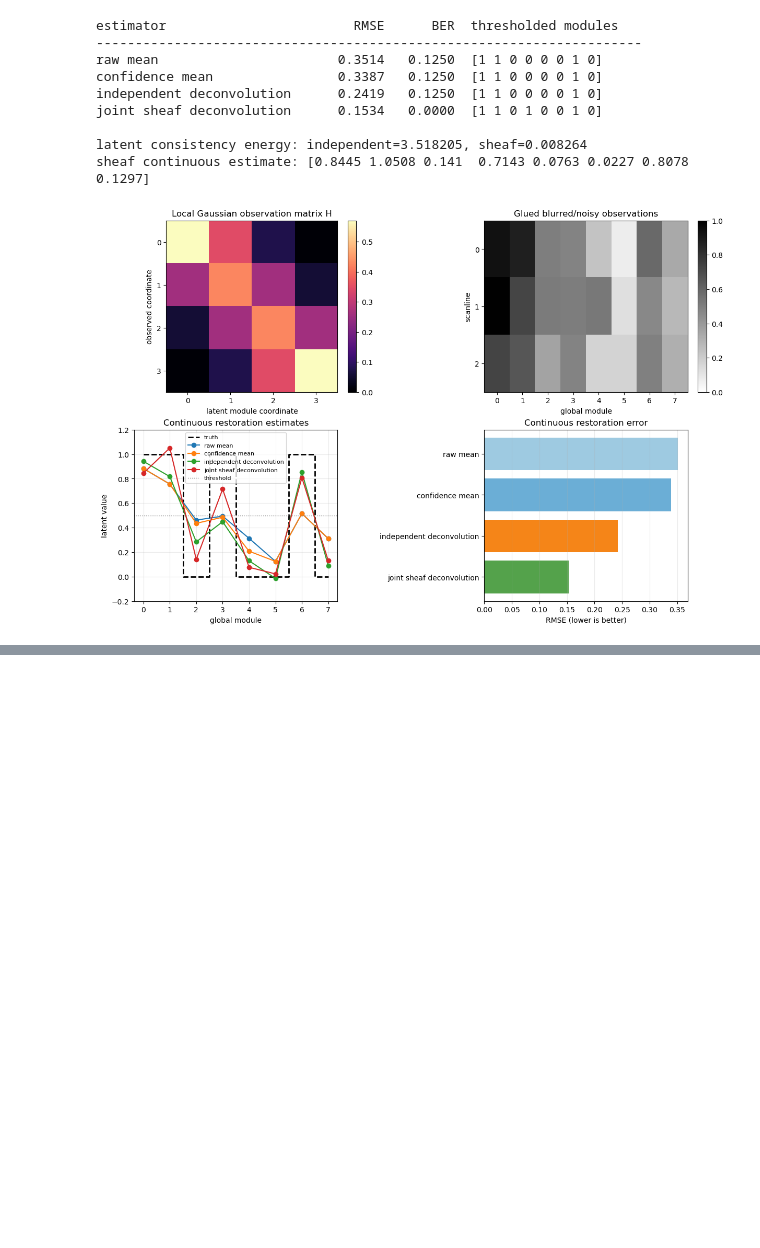
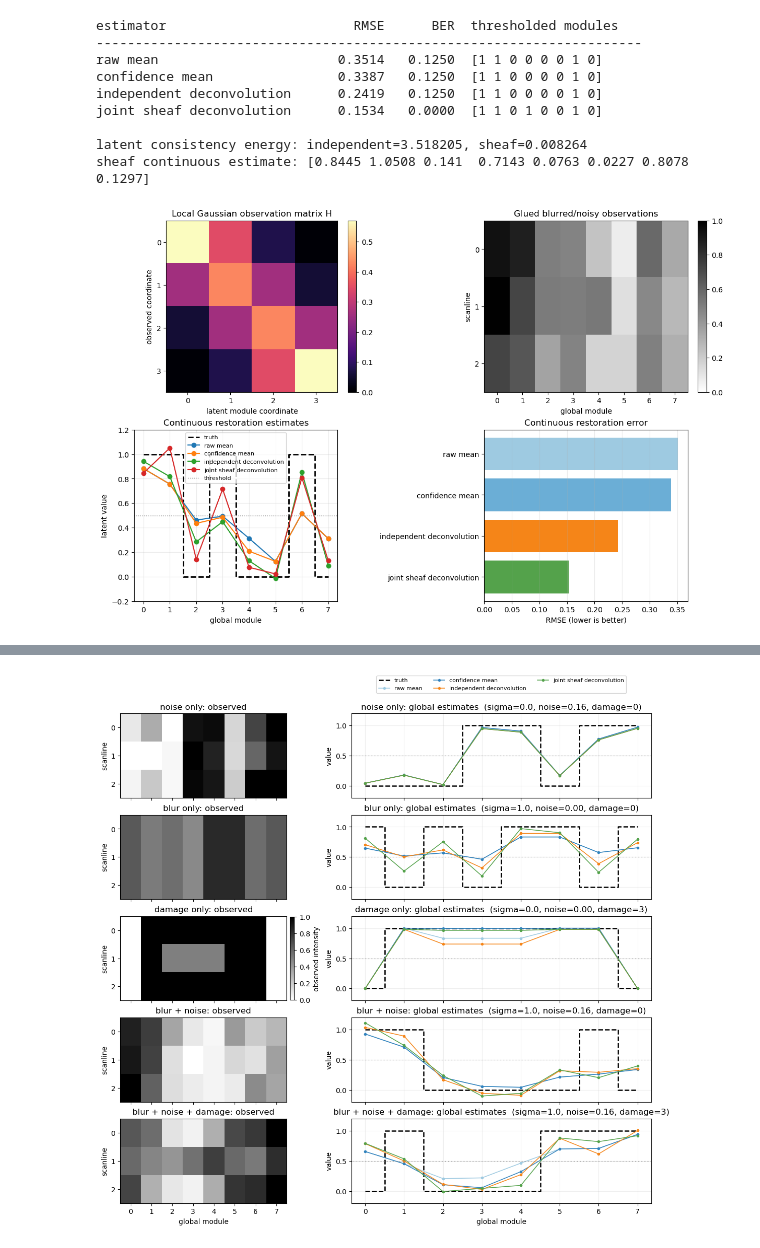
Before and after one commit to mikelandjelos/bayesian-barcode-restoration, a Jupyter notebook: research/notebooks/01_linear_cellular_sheaf.ipynb, the cells around one changed output, grey strips where cells are left out. Drawn from its saved outputs; the diff is of its cells as text; code cells hidden in the pictures; blank space fills up the shorter version.

Commit message:
add sheaf robustness diagnostics

```diff
--- a/research/notebooks/01_linear_cellular_sheaf.ipynb
+++ b/research/notebooks/01_linear_cellular_sheaf.ipynb
@@ -832,0 +1065,59 @@ This notebook intentionally stops here. The next gate, only after review, should
+# %%
+diagnostic_colors = ('#9ECAE1', '#3182BD', '#F58518', '#54A24B')
+fig, axes = plt.subplots(
+    len(gate5_selected_diagnostics), 2,
+    figsize=(11, 11),
+    sharex='col',
+    constrained_layout=True,
+    gridspec_kw={'width_ratios': (1.0, 1.8)},
+)
+
+for row_index, (profile_name, indices) in enumerate(gate5_selected_diagnostics):
+    blur_index, noise_index, damage_index, trial_index = indices
+    truth = gate5_truths[indices]
+    observations = glue_multiscan_stalks(gate5_observations[indices])
+
+    observed_ax = axes[row_index, 0]
+    observed_image = observed_ax.imshow(
+        observations, aspect='auto', interpolation='nearest',
+        vmin=0, vmax=1, cmap='gray_r',
+    )
+    observed_ax.set(
+        title=f'{profile_name}: observed',
+        ylabel='scanline',
+        yticks=np.arange(number_of_scanlines),
+    )
+
+    estimate_ax = axes[row_index, 1]
+    estimate_ax.step(
+        np.arange(len(binary_truth)), truth, where='mid',
+        color='black', linewidth=1.8, linestyle='--', label='truth',
+    )
+    for method_index, (method_name, color) in enumerate(zip(gate5_method_names, diagnostic_colors)):
+        estimate = gate5_estimates[(method_index,) + indices]
+        estimate_ax.plot(
+            np.arange(len(binary_truth)), estimate,
+            marker='o', markersize=3, linewidth=1.1,
+            color=color, label=method_name,
+        )
+    estimate_ax.axhline(0.5, color='0.5', linewidth=0.8, linestyle=':')
+    estimate_ax.set(
+        title=(
+            f'{profile_name}: global estimates  '
+            f'(sigma={gate5_blur_levels[blur_index]:.1f}, '
+            f'noise={gate5_noise_levels[noise_index]:.2f}, '
+            f'damage={gate5_damage_widths[damage_index]})'
+        ),
+        ylabel='value',
+        ylim=(-0.2, 1.2),
+        yticks=(0.0, 0.5, 1.0),
+    )
+    estimate_ax.grid(alpha=0.2)
+
+axes[-1, 0].set(xlabel='global module', xticks=np.arange(len(binary_truth)))
+axes[-1, 1].set(xlabel='global module', xticks=np.arange(len(binary_truth)))
+axes[0, 1].legend(loc='upper center', bbox_to_anchor=(0.5, 1.48), ncol=3, fontsize=8)
+fig.colorbar(observed_image, ax=axes[:, 0], fraction=0.025, pad=0.02, label='observed intensity')
+plt.show()
+# %% [output]
+[figure, added]
```
Also changed, not shown: parts of 10 cells of this notebook, 2 other files.
